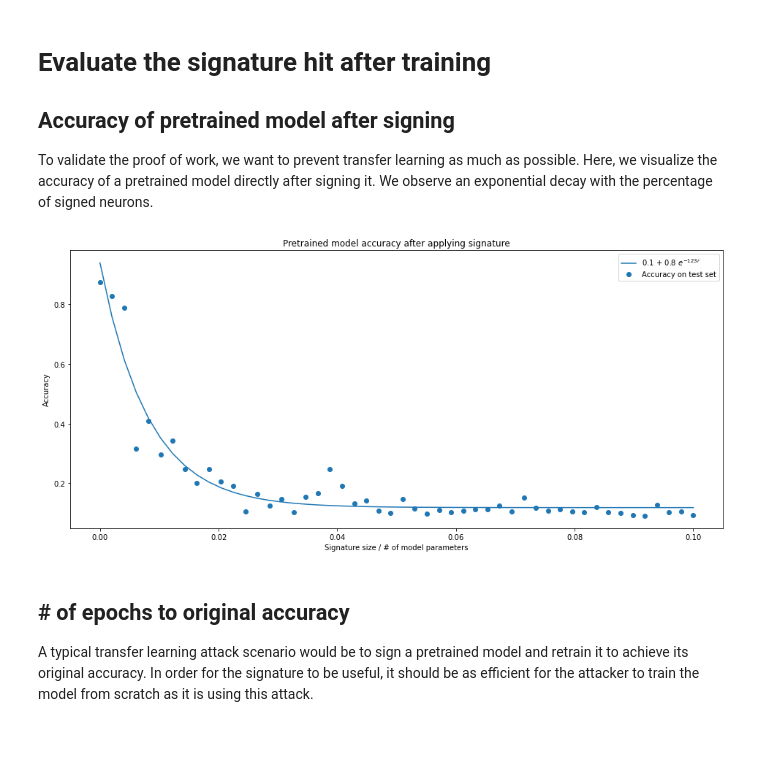
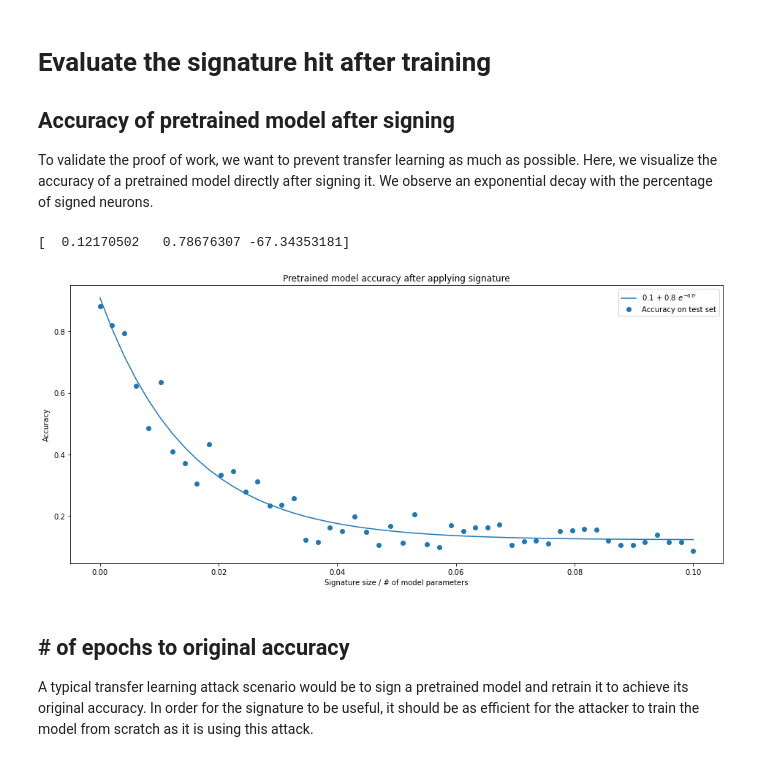
Before and after one commit to Wizdore/FreezeNET, a Jupyter notebook: white-box/dev.ipynb, the cells around one changed output. Drawn from its saved outputs; the diff is of its cells as text; code cells hidden in the pictures.

```diff
--- a/white-box/dev.ipynb
+++ b/white-box/dev.ipynb
@@ -140,51 +158,51 @@ def signature_hit(baseline):
         loss, acc, f1 = model.evaluate(x_test, y_test, verbose=0)
 
         hit['model_ratio'].append(ratio)
-        hit["signature_size"].append(sig_size)
+        hit['signature_size'].append(sig_size)
         hit['accuracy'].append(acc)
         hit['f1'].append(f1)
+        hit['loss'].append(loss)
 
     return hit
 # %%
 from scipy.optimize import least_squares
 
-def exp(t, a, b, c):
-    return  a + b * np.exp(t * c)
+def exp(params, t, b=0):
+    return  params[0] + params[1] * np.exp(np.array(t) * params[2]) - b
 
 def exp_fit(x, y):
-    # initialization vector
-    x0 = np.array([1.0, 1.0, 0.0])
-    # function to optimize
-    f = lambda x, t, y : x[0] + x[1] * np.exp(x[2] * t) - y
-    return least_squares(f, x0, loss='soft_l1', args=(x, y)).x
+    x0 = np.array([1.0, 1.0, 0.0]) # initialization vector
+    return least_squares(exp, x0, loss='soft_l1', args=(x, y)).x
 
 def fit_hit(data):
     sol = exp_fit(data["model_ratio"], data["accuracy"])
+    print(sol)
 
     fig, ax = plt.subplots()
 
     ax.scatter(metrics["model_ratio"], metrics["accuracy"], label='Accuracy on test set')
-    ax.plot(metrics["model_ratio"], exp(metrics["model_ratio"], *sol), label=f'{sol[0]:.1} + {sol[1]:.1} $e^{{{sol[2]:.0f}r}}$')
+    ax.plot(metrics["model_ratio"], exp(sol, metrics["model_ratio"]), label=f'{sol[0]:.1} + {sol[1]:.1} $e^{{{sol[2]:.0f}r}}$')
     ax.set(xlabel='Signature size / # of model parameters', ylabel='Accuracy', title="Pretrained model accuracy after applying signature")
     ax.legend(loc="upper right")
 
     return fig
 # %%
 SAVING = False
-BENCHMARK = False
+BENCHMARK = True
 
 if BENCHMARK:
     metrics = signature_hit(f'models/{MODEL_NAME}/model')
+    pd.DataFrame(metrics).to_csv(f'signature_hit/{MODEL_NAME}_pretrained.csv')
     fig = fit_hit(metrics)
-    pd.DataFrame(metrics).to_csv(f'signature_hit/{MODEL_NAME}.csv')
-    fig.savefig(f'signature_hit/after_training.svg')
+    fig.savefig(f'signature_hit/pretrained.svg')
 else:
-    metrics = pd.read_csv(f'signature_hit/{MODEL_NAME}.csv')
+    metrics = pd.read_csv(f'signature_hit/{MODEL_NAME}_pretrained.csv')
     fig = fit_hit(metrics)
     if SAVING:
         fig.savefig(f'signature_hit/pretrained.svg')
 # %% [output]
+[  0.12170502   0.78676307 -67.34353181]
-[figure, old version]
+[figure, new version]
 # %% [markdown]
 ## # of epochs to original accuracy
 
```
Also changed, not shown: parts of 5 cells of this notebook, 5 other files.
